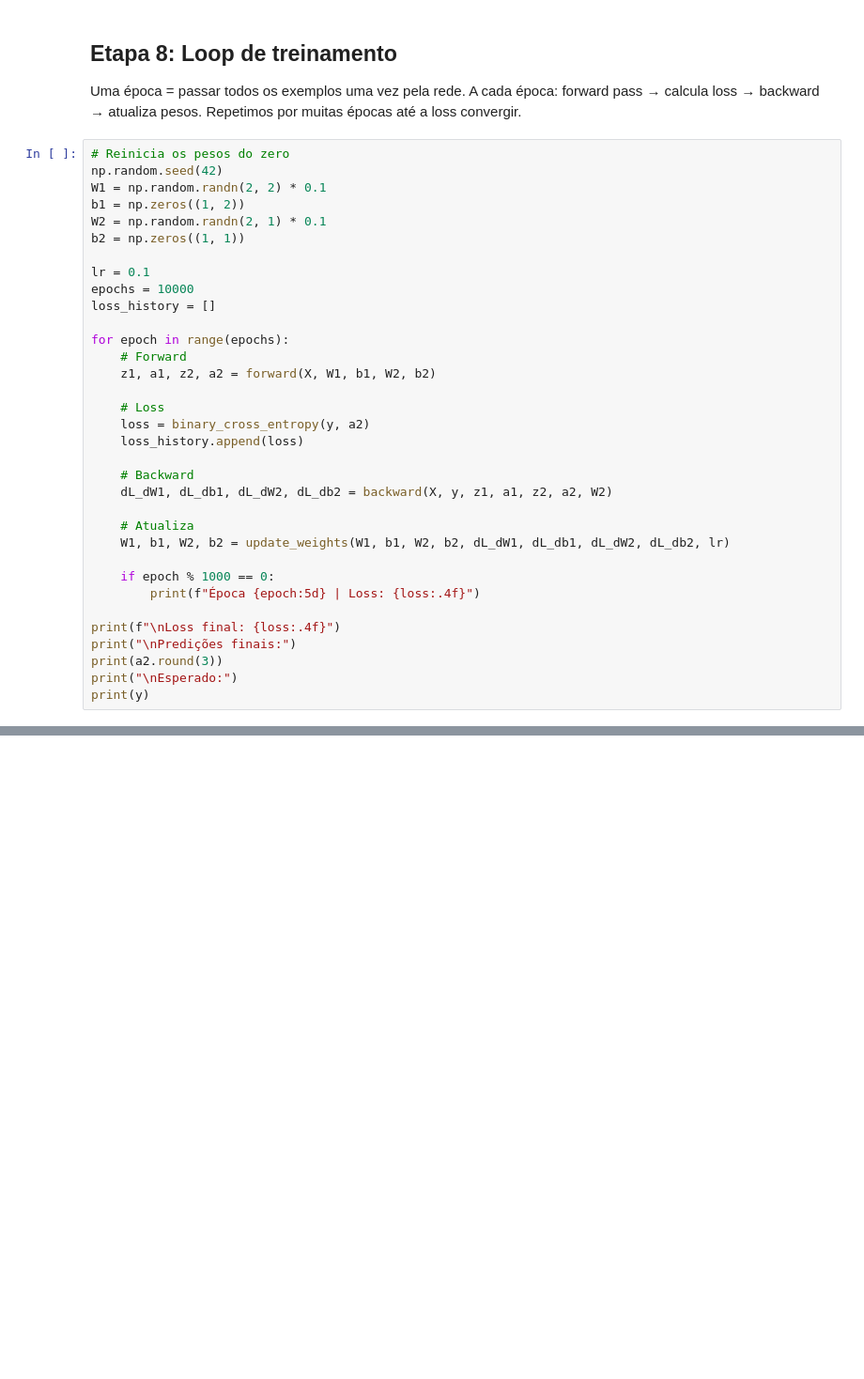
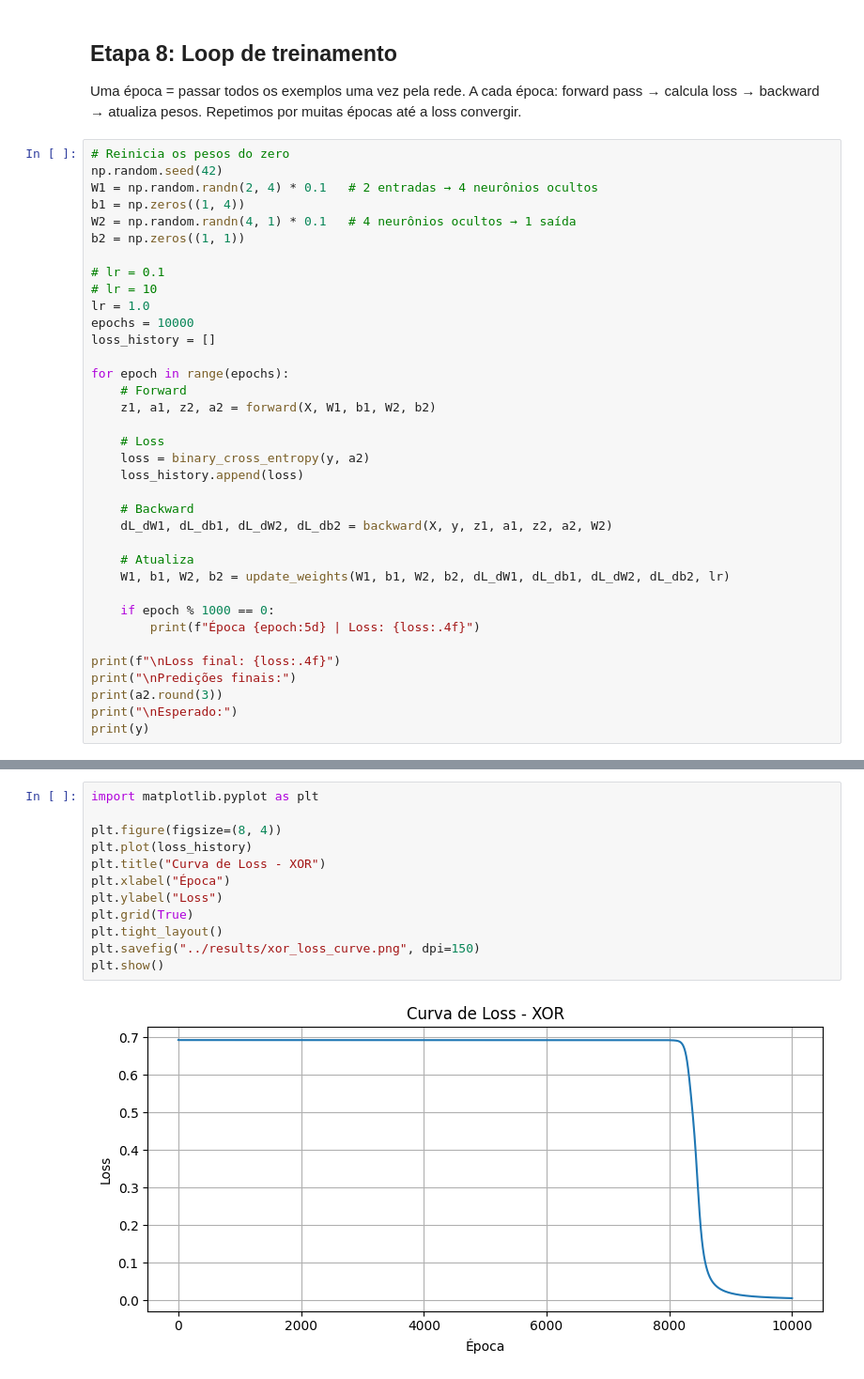
Before and after one commit to stefannevictoria/mlp, a Jupyter notebook: notebooks/xor_test.ipynb, the cells around one changed output, grey strips where cells are left out. Shown at 94% size. Cells and saved outputs as stored; diff of their text form; blank space fills up the shorter version.

Commit message:
feat: ajusta paramentros e neuronios ocultos, alem de analisar resultados

```diff
--- a/notebooks/xor_test.ipynb
+++ b/notebooks/xor_test.ipynb
@@ -252,12 +252,14 @@ Repetimos por muitas épocas até a loss convergir.
 # %%
 # Reinicia os pesos do zero
 np.random.seed(42)
-W1 = np.random.randn(2, 2) * 0.1
-b1 = np.zeros((1, 2))
-W2 = np.random.randn(2, 1) * 0.1
+W1 = np.random.randn(2, 4) * 0.1   # 2 entradas → 4 neurônios ocultos
+b1 = np.zeros((1, 4))
+W2 = np.random.randn(4, 1) * 0.1   # 4 neurônios ocultos → 1 saída
 b2 = np.zeros((1, 1))
 
-lr = 0.1
+# lr = 0.1
+# lr = 10
+lr = 1.0
 epochs = 10000
 loss_history = []
 
@@ -301,3 +303,17 @@ Loss final: 0.6931
  [1]
  [1]
  [0]]
+# %%
+import matplotlib.pyplot as plt
+
+plt.figure(figsize=(8, 4))
+plt.plot(loss_history)
+plt.title("Curva de Loss - XOR")
+plt.xlabel("Época")
+plt.ylabel("Loss")
+plt.grid(True)
+plt.tight_layout()
+plt.savefig("../results/xor_loss_curve.png", dpi=150)
+plt.show()
+# %% [output]
+[figure, added]
```
Also changed, not shown: parts of 2 cells of this notebook, 1 other file.
